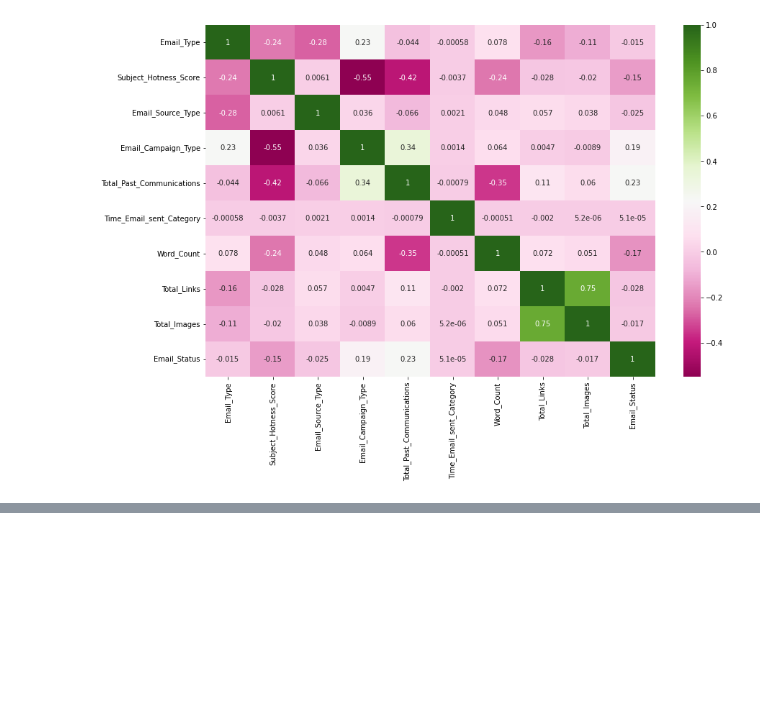
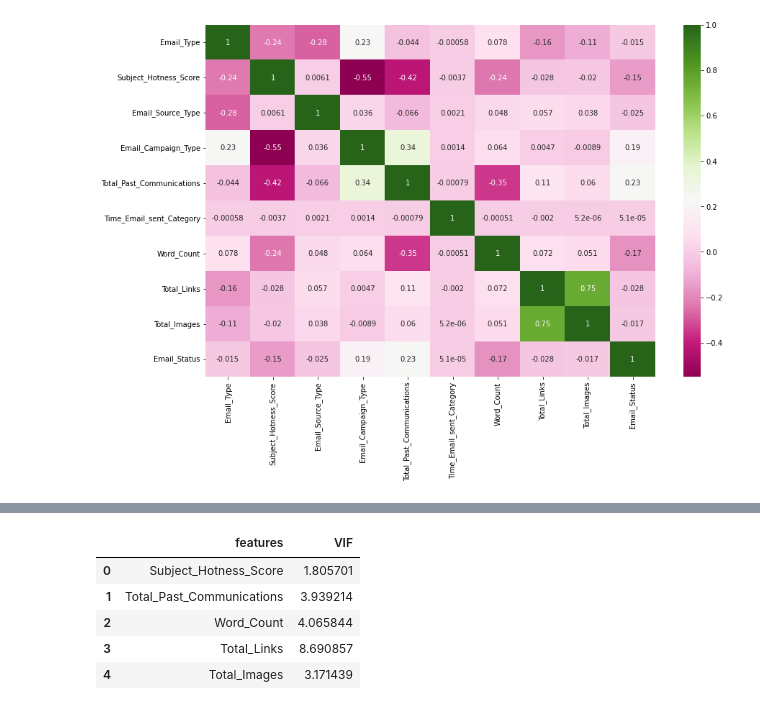
Before and after one commit to Dany511/Email-Campaign-Effectiveness-Prediction, a Jupyter notebook: Email_Campaign_Capstone.ipynb, the cells around one changed output, grey strips where cells are left out. Saved outputs shown, nothing was run; the diff lists cells and outputs as text; code cells hidden in the pictures; blank space fills up the shorter version.

```diff
--- a/Email_Campaign_Capstone.ipynb
+++ b/Email_Campaign_Capstone.ipynb
@@ -209,0 +293,20 @@ plt.show()
+# %%
+# Function to calculate the vif values
+def vif_calc(df):
+  vif = pd.DataFrame() # creating a empty dataframe to store the vif values
+  vif["features"] = df.columns # copying feature names from df.columns list to Vif dataframe
+  vif["VIF"] = [variance_inflation_factor(df.values, i) for i in range(df.shape[1])] #calculating vif values for each feature
+  return(vif)
+# %%
+#let's get the VIF scores
+# Create a list of all the categorical features in the dataset
+categorical_variables = ['Email_Type','Email_Source_Type','Customer_Location','Email_Campaign_Type','Time_Email_sent_Category']
+vif_df = vif_calc(df[[i for i in df.describe().columns if i not in categorical_variables + ['Email_Status']]]) # Using the vif_calc function to calculate the vif values
+vif_df
+# %% [output]
+|  | features | VIF |
+| 0 | Subject_Hotness_Score | 1.805701 |
+| 1 | Total_Past_Communications | 3.939214 |
+| 2 | Word_Count | 4.065844 |
+| 3 | Total_Links | 8.690857 |
+| 4 | Total_Images | 3.171439 |
```
Also changed, not shown: parts of 17 cells of this notebook.
